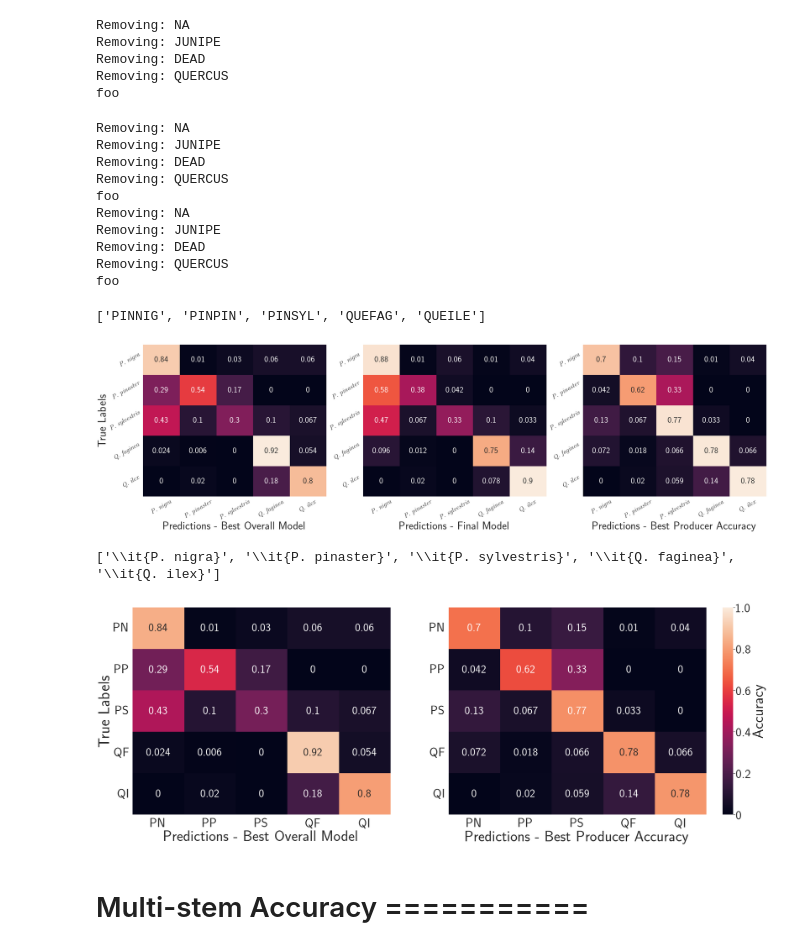
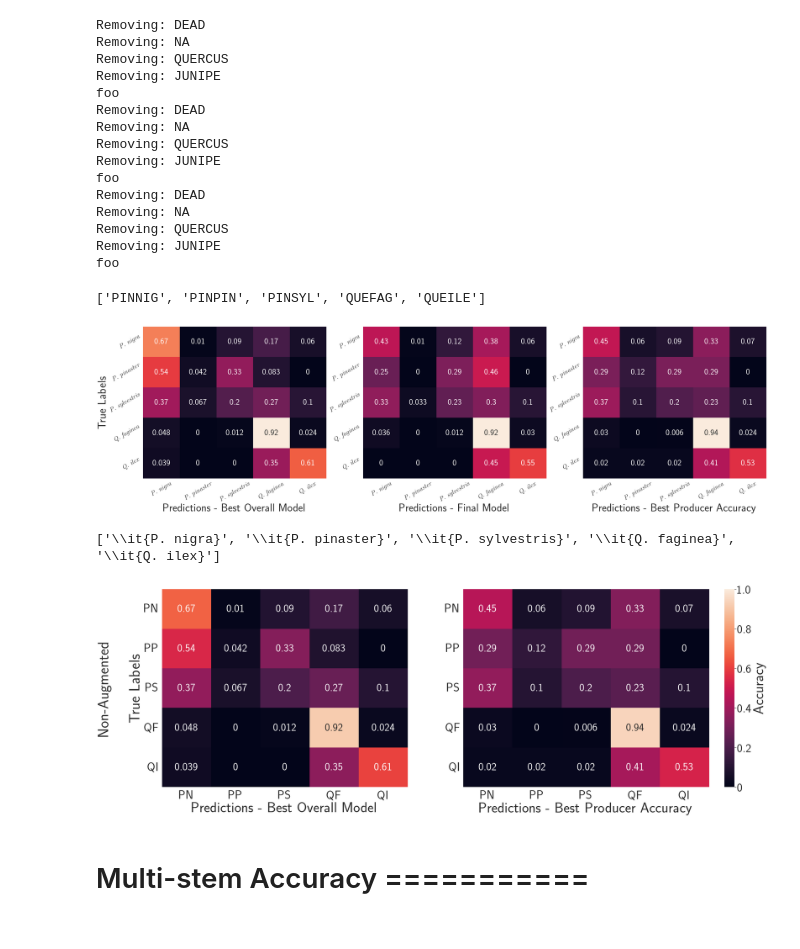
Before and after one commit to mataln/laser-trees, a Jupyter notebook: notebooks/rotation_vote.ipynb, the cells around one changed output. Drawn from its saved outputs; the diff is of its cells as text; code cells hidden in the pictures.

Commit message:
Added y-axis labels to plots

```diff
--- a/notebooks/rotation_vote.ipynb
+++ b/notebooks/rotation_vote.ipynb
@@ -66,7 +66,7 @@ if None:
     np.save(f'indices/new_test_indices_{seed}.npy', test_indices)
 # %%
 dataset_dir = 'tree_points.pt'
-model_dir = 'models/clean-basilisk-76'
+model_dir = 'models/ancient-surf-77'
 
 dataset = 'test'
 
@@ -78,21 +78,21 @@ logits_b, labels_b, predictions_b, val_species = utils.predict_from_dirs(dataset
 logits_c, labels_c, predictions_c, val_species = utils.predict_from_dirs(dataset_dir, model_dir_c, dataset)
 logits_p, labels_p, predictions_p, val_species = utils.predict_from_dirs(dataset_dir, model_dir_p, dataset)
 # %% [output]
+Removing: DEAD
 Removing: NA
+Removing: QUERCUS
 Removing: JUNIPE
+foo
 Removing: DEAD
+Removing: NA
 Removing: QUERCUS
+Removing: JUNIPE
 foo
+Removing: DEAD
+Removing: NA
+Removing: QUERCUS
+Removing: JUNIPE
+foo
-Removing: NA
-Removing: JUNIPE
-Removing: DEAD
-Removing: QUERCUS
-foo
-Removing: NA
-Removing: JUNIPE
-Removing: DEAD
-Removing: QUERCUS
-foo
 # %%
 fig, ax = plt.subplots(1,3, figsize=(48,12))
 
@@ -140,7 +140,7 @@ for axs in ax:
 fig.savefig('conf.png', bbox_inches='tight')
 # %% [output]
 ['PINNIG', 'PINPIN', 'PINSYL', 'QUEFAG', 'QUEILE']
-[figure, old version]
+[figure, new version]
 # %%
 fig, ax = plt.subplots(1,2, figsize=(36,12), gridspec_kw={'width_ratios': [0.8, 1]})
 
@@ -155,41 +155,44 @@ cm1 = confusion_matrix(labels_b.cpu(), predictions_b.cpu(), normalize='true')
 hm1 = sns.heatmap(cm1, annot=True, ax=ax[0], cbar=False, annot_kws={"fontsize":annotFont}, vmin=0, vmax=1)
 hm1.set_xticklabels(val_species, fontsize=tickFont, style = 'italic')
 ax[0].set_yticklabels(val_species, fontsize=tickFont)
-hm1.set_ylabel('True Labels', fontsize=axFont+2)
+
+if model = 'models/ancient-surf-77':
+    hm1.set_ylabel('Non-Augmented\n\n True Labels', fontsize=axFont+2)
+elif model = 'models/clean-basilisk-76':
+    hm1.set_ylabel('Augmented\n\n True Labels', fontsize=axFont+2)
+
 hm1.set_xlabel('Predictions - Best Overall Model', fontsize=axFont)
 
 #cm2 = confusion_matrix(labels_c.cpu(), predictions_c.cpu(), normalize='true')
 #hm2 = sns.heatmap(cm2, annot=True, ax=ax[1], cbar=False, annot_kws={"fontsize":annotFont})
 #hm2.set_xticklabels(val_species, fontsize=tickFont)
 #hm2.set_yticklabels(val_species, fontsize=tickFont)
 #hm2.set_ylabel('', fontsize=axFont)
 #hm2.set_xlabel('Predictions - Final Model', fontsize=axFont)
 
 cm3 = confusion_matrix(labels_p.cpu(), predictions_p.cpu(), normalize='true')
 hm3 = sns.heatmap(cm3, annot=True, ax=ax[1], cbar=True, annot_kws={"fontsize":annotFont}, cbar_kws={'label': 'Accuracy'}, vmin=0, vmax=1)
 hm3.set_xticklabels(val_species, fontsize=tickFont)
 hm3.set_yticklabels(val_species, fontsize=tickFont)
 hm3.set_ylabel('', fontsize=axFont)
 hm3.set_xlabel('Predictions - Best Producer Accuracy', fontsize=axFont)
 
 for axs in ax:
     for tick in axs.get_xticklabels():
         tick.set(rotation=0)
 
     for tick in axs.get_yticklabels():
         tick.set(rotation=0)
 
 fig.axes[-1].yaxis.label.set_size(axFont)
 cbar = ax[-1].collections[0].colorbar
 cbar.set_ticks([0,0.2,0.4,0.6,0.8,1])
 fig.axes[-1].set_yticklabels(['0','0.2','0.4','0.6','0.8','1.0'], fontsize=tickFont)
 
-
-
 fig.savefig('conf2.png', bbox_inches='tight')
 # %% [output]
 ['\\it{P. nigra}', '\\it{P. pinaster}', '\\it{P. sylvestris}', '\\it{Q. faginea}', '\\it{Q. ilex}']
-[figure, old version]
+[figure, new version]
 # %% [markdown]
 # Multi-stem Accuracy ===========
 # %%
```
